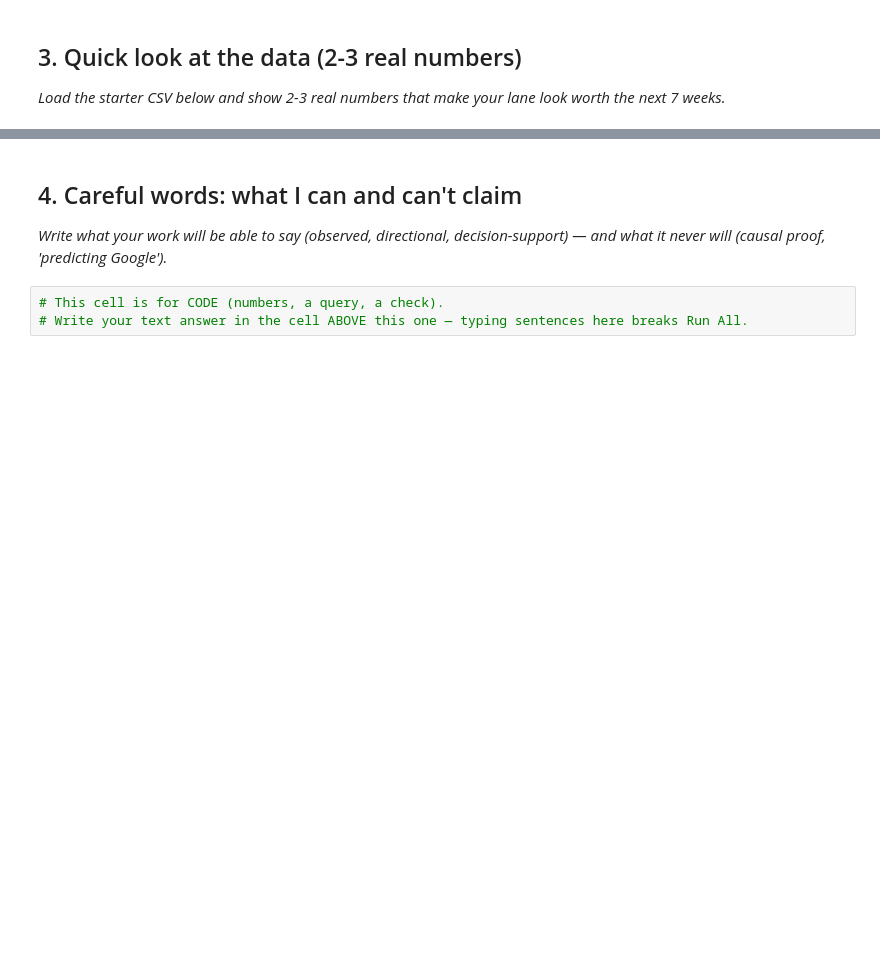
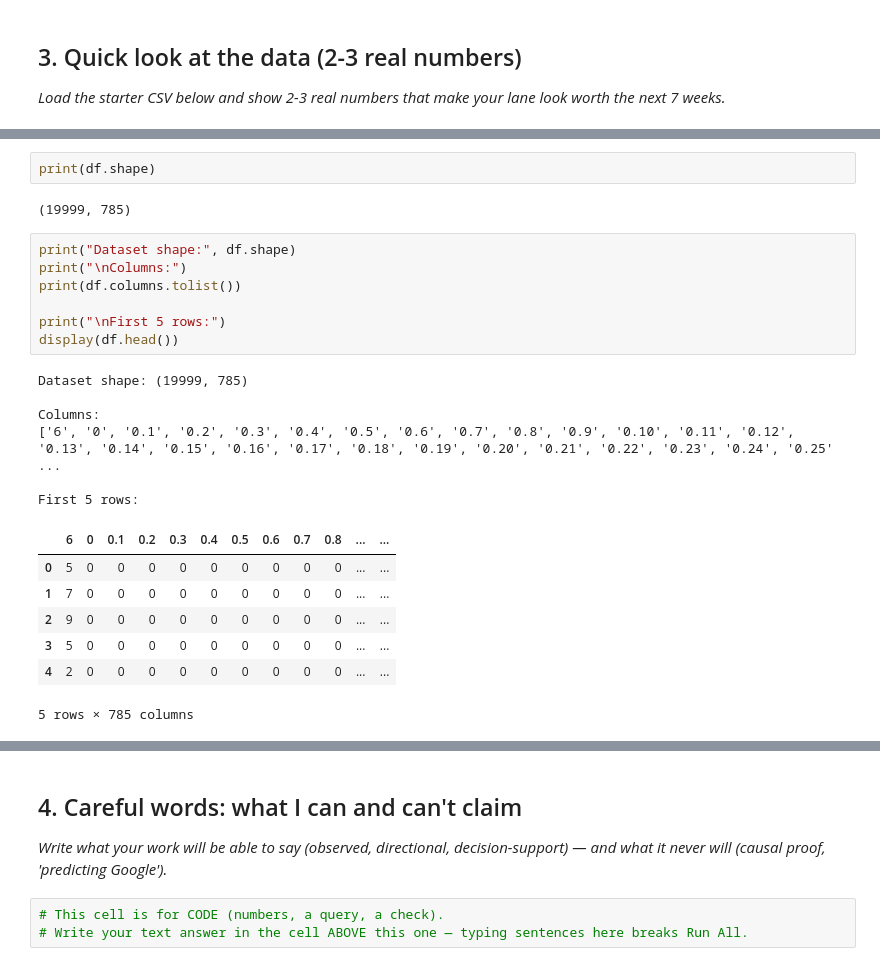
Before and after one commit to aadesh07-source/flyrank-ml-internship, a Jupyter notebook: work/notebooks/w01_research_question.ipynb, the cells around one changed output, grey strips where cells are left out. Drawn from its saved outputs; the diff is of its cells as text; blank space fills up the shorter version.

```diff
--- a/work/notebooks/w01_research_question.ipynb
+++ b/work/notebooks/w01_research_question.ipynb
@@ -36,0 +147,25 @@ I am interested in whether the available search and page-level data can help pri
+# %%
+print(df.shape)
+# %% [output]
+(19999, 785)
+# %%
+print("Dataset shape:", df.shape)
+print("\nColumns:")
+print(df.columns.tolist())
+
+print("\nFirst 5 rows:")
+display(df.head())
+# %% [output]
+Dataset shape: (19999, 785)
+
+Columns:
+['6', '0', '0.1', '0.2', '0.3', '0.4', '0.5', '0.6', '0.7', '0.8', '0.9', '0.10', '0.11', '0.12', '0.13', '0.14', '0.15', '0.16', '0.17', '0.18', '0.19', '0.20', '0.21', '0.22', '0.23', '0.24', '0.25' ...
+
+First 5 rows:
+|  | 6 | 0 | 0.1 | 0.2 | 0.3 | 0.4 | 0.5 | 0.6 | 0.7 | 0.8 | ... | ... |
+| 0 | 5 | 0 | 0 | 0 | 0 | 0 | 0 | 0 | 0 | 0 | ... | ... |
+| 1 | 7 | 0 | 0 | 0 | 0 | 0 | 0 | 0 | 0 | 0 | ... | ... |
+| 2 | 9 | 0 | 0 | 0 | 0 | 0 | 0 | 0 | 0 | 0 | ... | ... |
+| 3 | 5 | 0 | 0 | 0 | 0 | 0 | 0 | 0 | 0 | 0 | ... | ... |
+| 4 | 2 | 0 | 0 | 0 | 0 | 0 | 0 | 0 | 0 | 0 | ... | ... |
+5 rows × 785 columns
```
Also changed, not shown: parts of 15 cells of this notebook.
